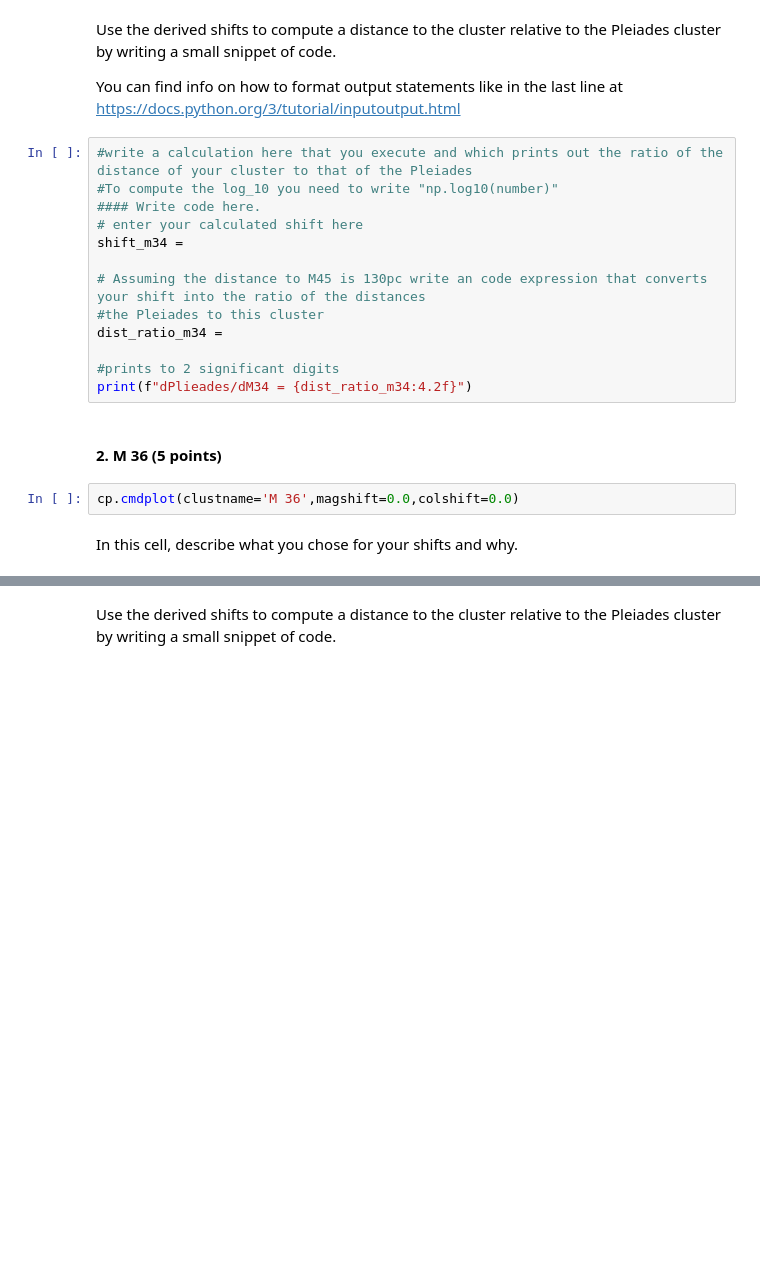
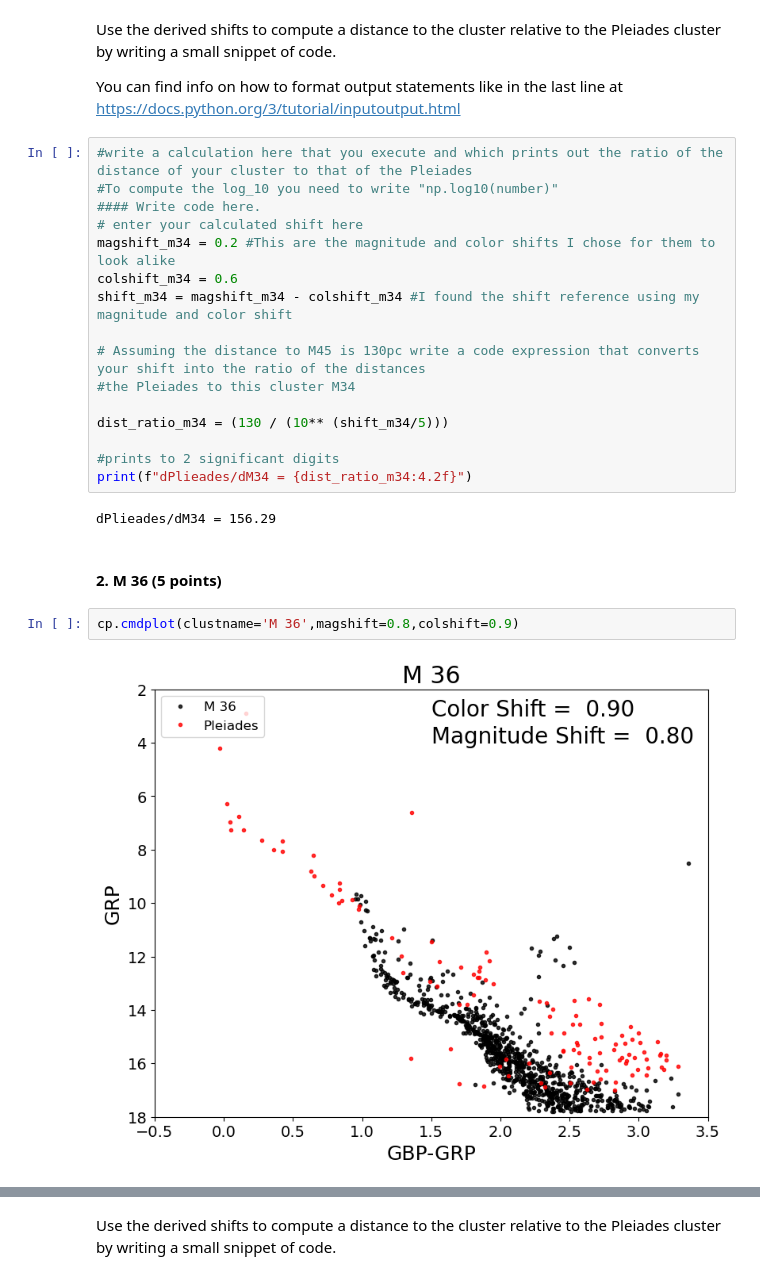
Before and after one commit to Lucc005/CMD_distmod_student, a Jupyter notebook: cluster_plot_student.ipynb, the cells around one changed output, grey strips where cells are left out. Saved outputs shown, nothing was run; the diff lists cells and outputs as text; blank space fills up the shorter version.

```diff
--- a/cluster_plot_student.ipynb
+++ b/cluster_plot_student.ipynb
@@ -53,17 +55,22 @@ You can find info on how to format output statements like in the last line at ht
 #To compute the log_10 you need to write "np.log10(number)"
 #### Write code here.
 # enter your calculated shift here
-shift_m34 =
+magshift_m34 = 0.2 #This are the magnitude and color shifts I chose for them to look alike
+colshift_m34 = 0.6
+shift_m34 = magshift_m34 - colshift_m34 #I found the shift reference using my magnitude and color shift
 
-# Assuming the distance to M45 is 130pc write an code expression that converts your shift into the ratio of the distances
-#the Pleiades to this cluster
-dist_ratio_m34 =
+# Assuming the distance to M45 is 130pc write a code expression that converts your shift into the ratio of the distances
+#the Pleiades to this cluster M34
+
+dist_ratio_m34 = (130 / (10** (shift_m34/5)))
 
 #prints to 2 significant digits
 print(f"dPlieades/dM34 = {dist_ratio_m34:4.2f}")
+# %% [output]
+dPlieades/dM34 = 156.29
 # %% [markdown]
 #### 2. M 36 (5 points)
 # %%
-cp.cmdplot(clustname='M 36',magshift=0.0,colshift=0.0)
+cp.cmdplot(clustname='M 36',magshift=0.8,colshift=0.9)
+# %% [output]
+[figure, added]
-# %% [markdown]
-In this cell, describe what you chose for your shifts and why.
```
Also changed, not shown: parts of 18 cells of this notebook.
